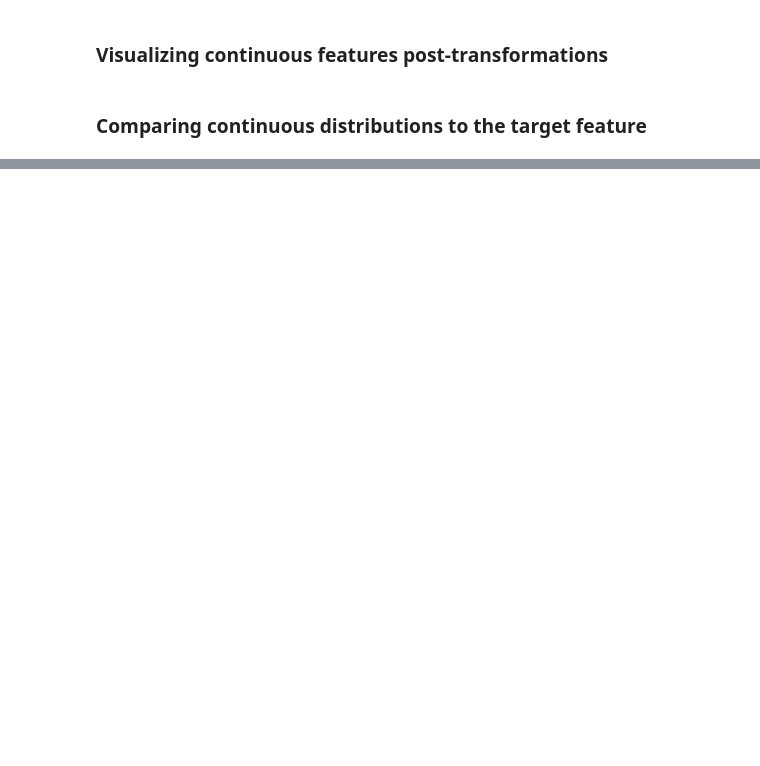
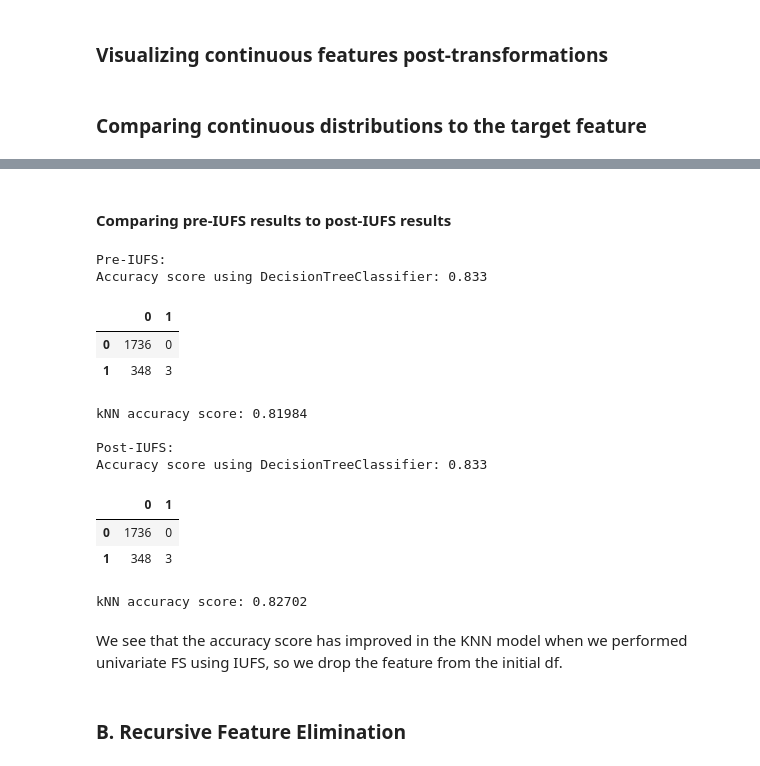
Before and after one commit to cedwards57/thanks-cupid, a Jupyter notebook: data_processing.ipynb, the cells around one changed output, grey strips where cells are left out. Saved outputs shown, nothing was run; the diff lists cells and outputs as text; code cells hidden in the pictures; blank space fills up the shorter version.

Commit message:
models & feature selection

```diff
--- a/data_processing.ipynb
+++ b/data_processing.ipynb
@@ -392,0 +397,3 @@ for col in con_features:
+# %%
+df = pd.read_csv('data/speed_dating_transformed.csv', encoding='latin-1', index_col=0)
+df.info()
@@ -392,0 +556,9 @@ for col in con_features:
+# %%
+cat_features = ['samerace', 'same_goal', 'same_career', 'match']
+
+# creating a dataframe using categorical features
+cat_df = pd.DataFrame()
+index_of_col = 0
+for col in cat_features:
+    cat_df.insert(index_of_col, col, df[col])
+    index_of_col += 1
@@ -392,0 +591,2 @@ for col in con_features:
+# %% [markdown]
+#### Comparing pre-IUFS results to post-IUFS results
@@ -392,0 +618,46 @@ for col in con_features:
+# %%
+from sklearn.neighbors import KNeighborsClassifier
+from sklearn.metrics import accuracy_score
+
+# KNN classifier
+def model_kNN_clf(desc_features, target, dataframe,k):
+    X_train, X_test, Y_train, Y_test = train_test_split(dataframe[desc_features], dataframe[target],
+                                                            test_size=0.25, random_state=0)
+
+    nn_clf = KNeighborsClassifier(n_neighbors=k)
+    nn_clf.fit(X_train, Y_train)
+
+    y_pred = nn_clf.predict(X_test)
+    print('kNN accuracy score: {:.5f}'.format(accuracy_score(y_pred, Y_test)) )
+# %%
+print('Pre-IUFS:')
+
+# decision tree classifier on original dataframe
+display(model_DecisionTree(desc_features, 'match', df))
+
+# KNN classifier on original dataframe
+model_kNN_clf(desc_features, 'match', df, 5)
+
+print('\nPost-IUFS:')
+
+# decision tree classifier on new dataframe after univariate FS using IUFS
+display(model_DecisionTree(ufs_df_desc_fts, 'match', ufs_df))
+
+# kNN classifier on new dataframe after univariate FS using IUFS
+model_kNN_clf(ufs_df_desc_fts, 'match', ufs_df,5)
+# %% [output]
+Pre-IUFS:
+Accuracy score using DecisionTreeClassifier: 0.833
+|  | 0 | 1 |
+| 0 | 1736 | 0 |
+| 1 | 348 | 3 |
+kNN accuracy score: 0.81984
+
+Post-IUFS:
+Accuracy score using DecisionTreeClassifier: 0.833
+|  | 0 | 1 |
+| 0 | 1736 | 0 |
+| 1 | 348 | 3 |
+kNN accuracy score: 0.82702
+# %% [markdown]
+We see that the accuracy score has improved in the KNN model when we performed univariate FS using IUFS, so we drop the feature from the initial df.
@@ -392,0 +666,2 @@ for col in con_features:
+# %% [markdown]
+### B. Recursive Feature Elimination
```
Also changed, not shown: parts of 24 cells of this notebook, 35 other files.
